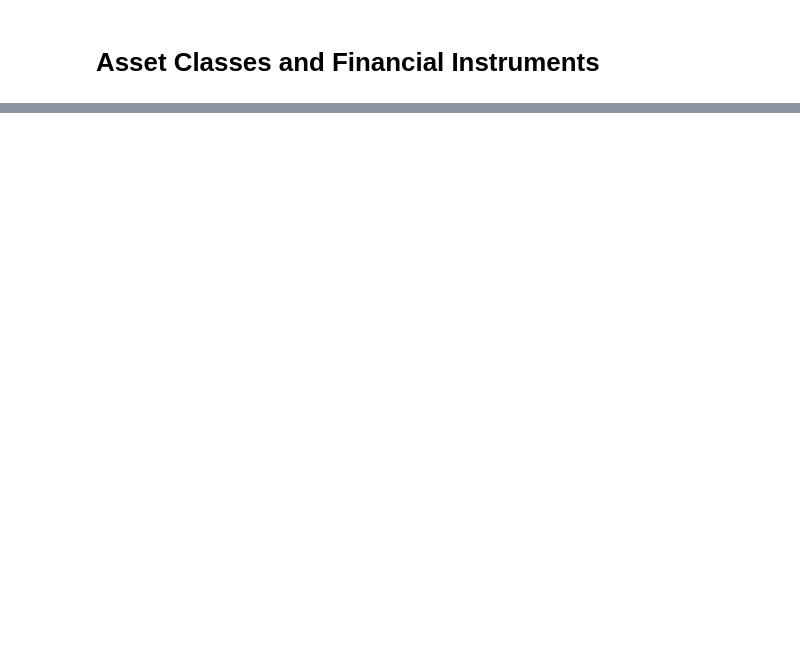
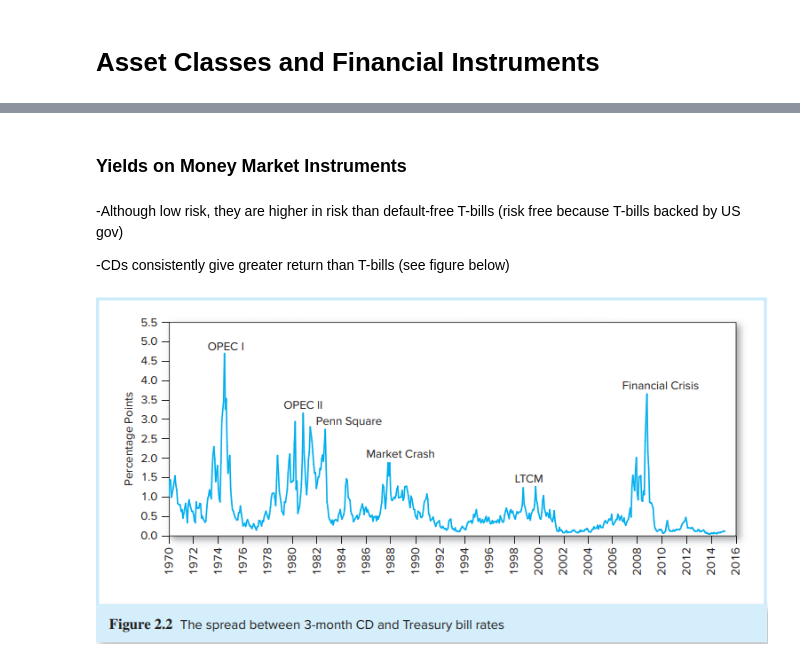
Before and after one commit to eddietaylor/securities-analysis, a Jupyter notebook: notebooks/investments_notes.ipynb, the cells around one changed output, grey strips where cells are left out. Cells and saved outputs as stored; diff of their text form; code cells hidden in the pictures; blank space fills up the shorter version.

Commit message:
Notes on money markets

```diff
--- a/notebooks/investments_notes.ipynb
+++ b/notebooks/investments_notes.ipynb
@@ -134,0 +222,11 @@ If markets are efficient, it's probably better to do passive management. But if
+# %% [markdown]
+### Yields on Money Market Instruments
+# %% [markdown]
+-Although low risk, they are higher in risk than default-free T-bills (risk free because T-bills backed by US gov)
+
+-CDs consistently give greater return than T-bills (see figure below)
+# %%
+from IPython.display import Image
+Image(filename='../data/CDvsTbill.png')
+# %% [output]
+[figure, added]
```
Also changed, not shown: parts of 25 cells of this notebook.
